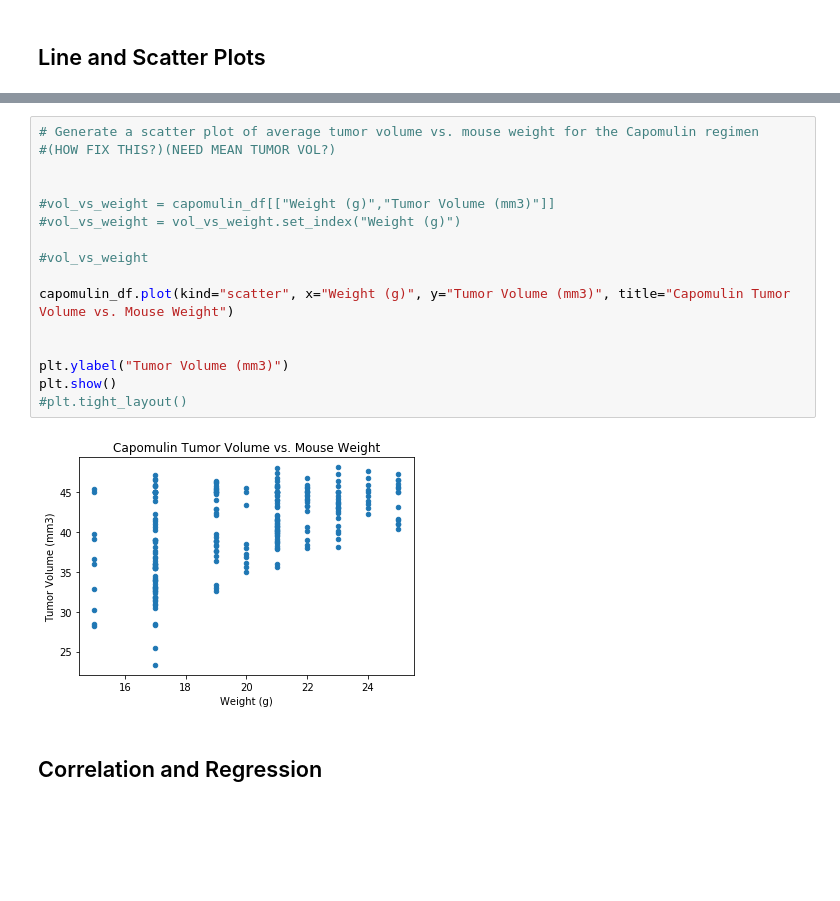
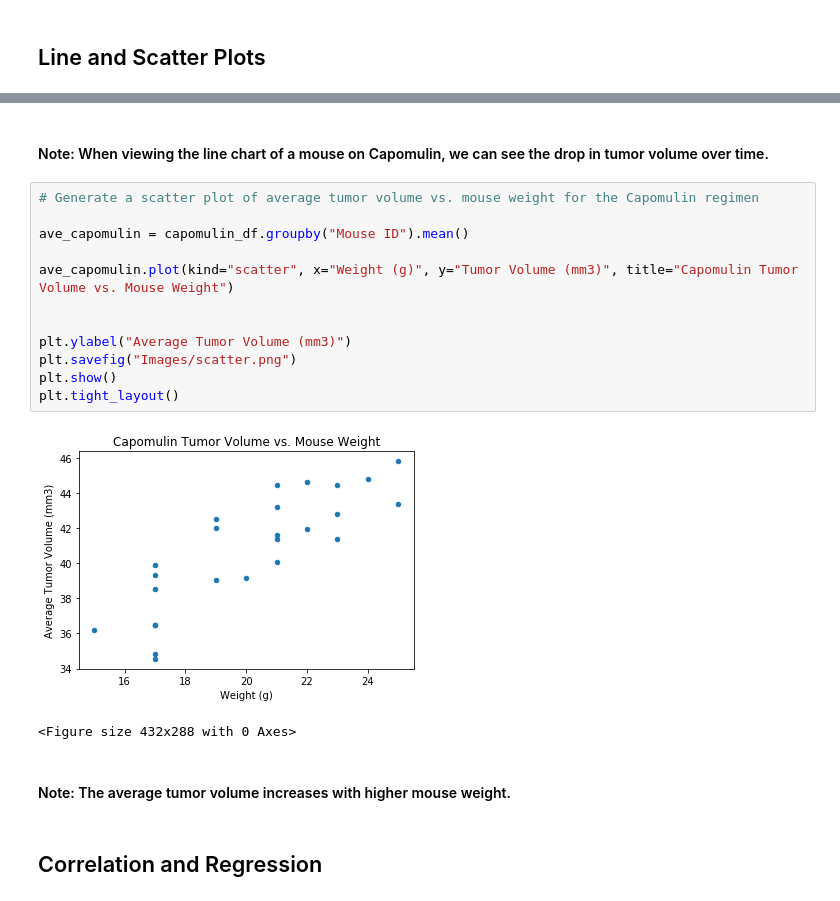
Before and after one commit to jennyalfi/DataVis-challenge, a Jupyter notebook: Pymaceuticals/pymaceuticals.ipynb, the cells around one changed output, grey strips where cells are left out. Drawn from its saved outputs; the diff is of its cells as text; blank space fills up the shorter version.

```diff
--- a/Pymaceuticals/pymaceuticals.ipynb
+++ b/Pymaceuticals/pymaceuticals.ipynb
@@ -360,23 +379,24 @@ plt.tight_layout()
 # %% [output]
 [figure]
 <Figure size 432x288 with 0 Axes>
+# %% [markdown]
+#### Note: When viewing the line chart of a mouse on Capomulin, we can see the drop in tumor volume over time.
 # %%
 # Generate a scatter plot of average tumor volume vs. mouse weight for the Capomulin regimen
-#(HOW FIX THIS?)(NEED MEAN TUMOR VOL?)
+
+ave_capomulin = capomulin_df.groupby("Mouse ID").mean()
+
+ave_capomulin.plot(kind="scatter", x="Weight (g)", y="Tumor Volume (mm3)", title="Capomulin Tumor Volume vs. Mouse Weight")
 
 
-#vol_vs_weight = capomulin_df[["Weight (g)","Tumor Volume (mm3)"]]
-#vol_vs_weight = vol_vs_weight.set_index("Weight (g)")
-
-#vol_vs_weight
-
-capomulin_df.plot(kind="scatter", x="Weight (g)", y="Tumor Volume (mm3)", title="Capomulin Tumor Volume vs. Mouse Weight")
-
-
-plt.ylabel("Tumor Volume (mm3)")
+plt.ylabel("Average Tumor Volume (mm3)")
+plt.savefig("Images/scatter.png")
 plt.show()
-#plt.tight_layout()
+plt.tight_layout()
 # %% [output]
-[figure, old version]
+[figure, new version]
+<Figure size 432x288 with 0 Axes>
+# %% [markdown]
+#### Note: The average tumor volume increases with higher mouse weight.
 # %% [markdown]
 ## Correlation and Regression
```
Also changed, not shown: parts of 15 cells of this notebook, 11 other files.
